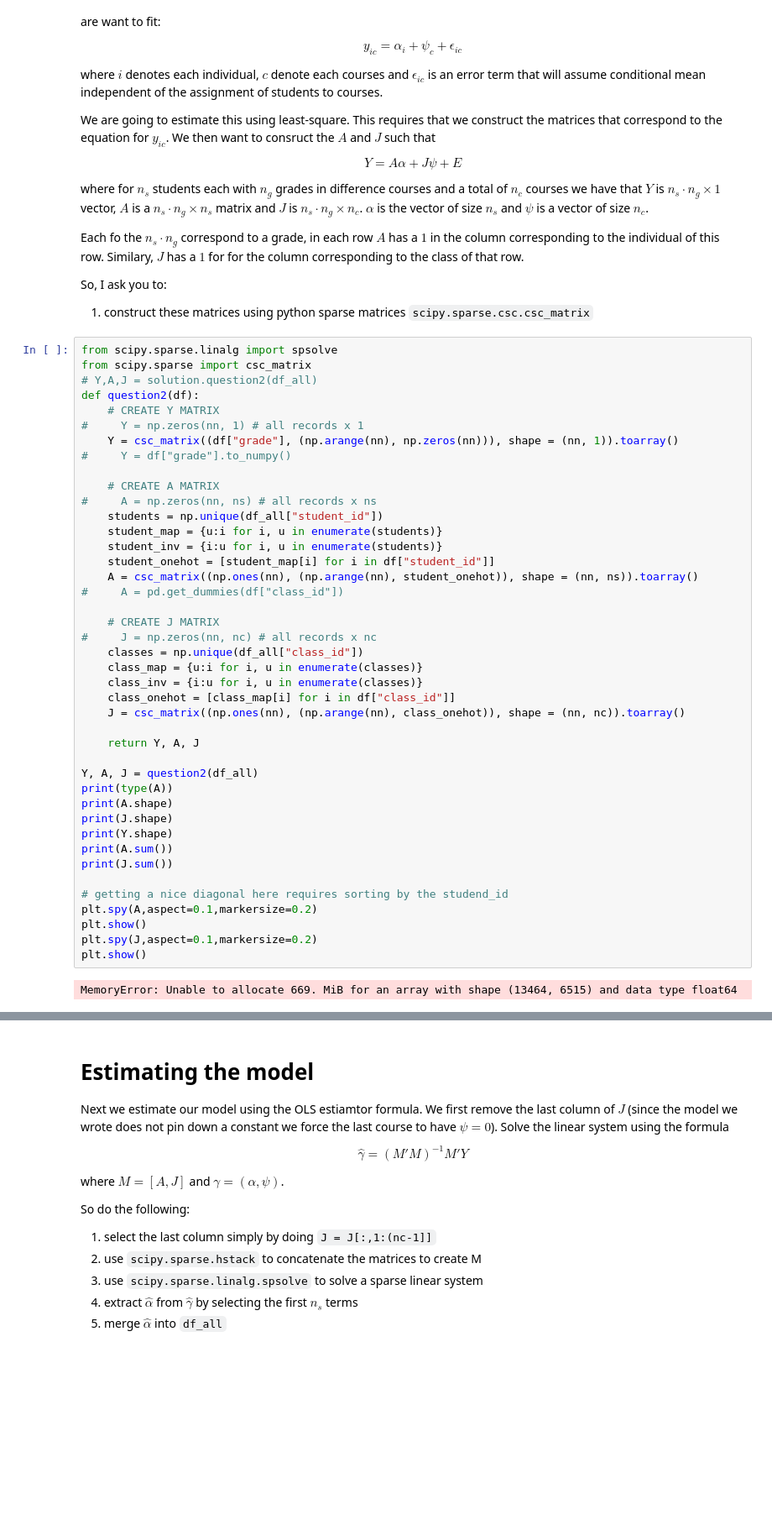
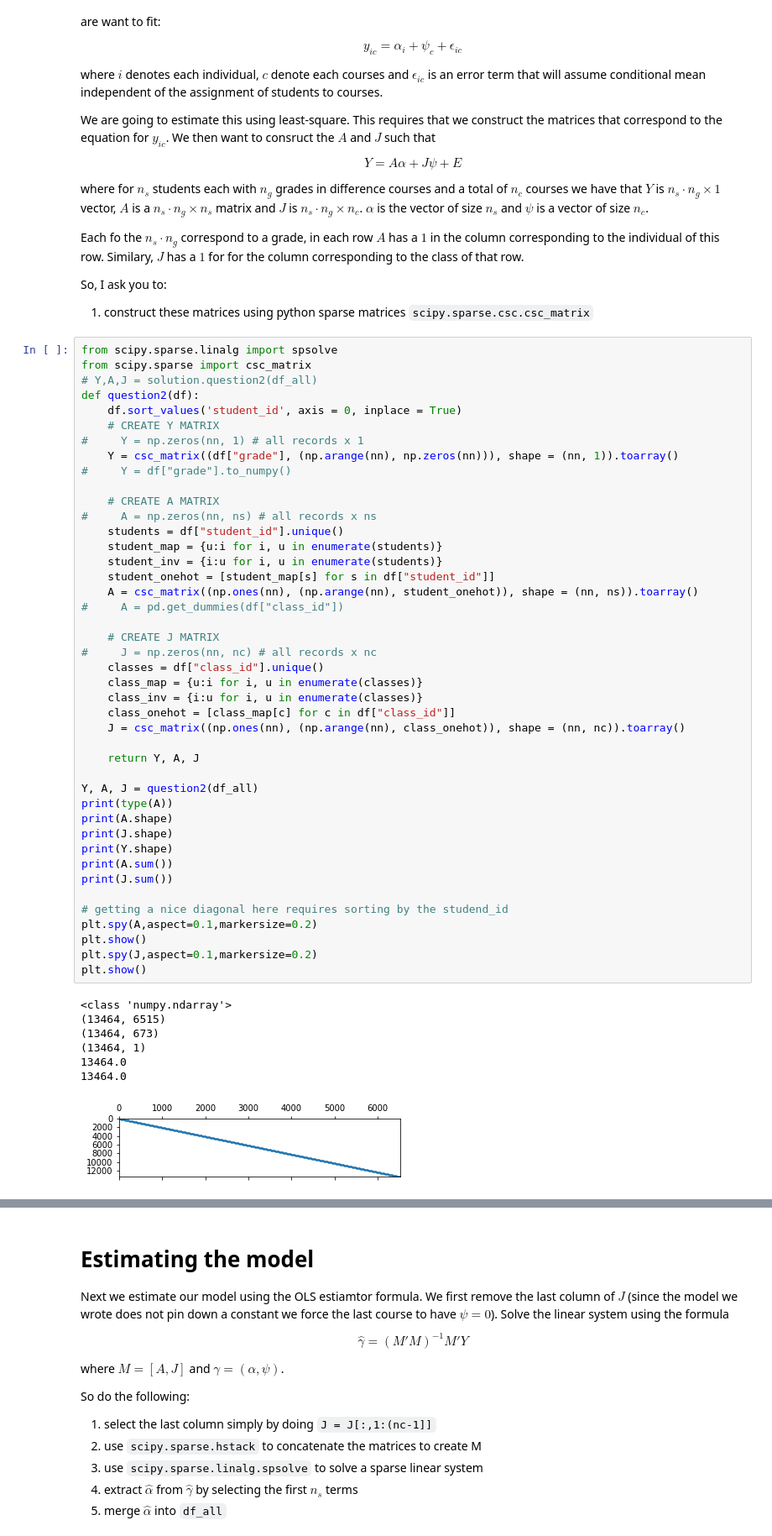
Before and after one commit to vma101/big_data_tools, a Jupyter notebook: hw4_twfe.ipynb, the cells around one changed output, grey strips where cells are left out. Shown: that part at 84% size. Drawn from its saved outputs; the diff is of its cells as text; blank space fills up the shorter version.

```diff
--- a/hw4_twfe.ipynb
+++ b/hw4_twfe.ipynb
@@ -107,6 +109,7 @@ from scipy.sparse.linalg import spsolve
 from scipy.sparse import csc_matrix
 # Y,A,J = solution.question2(df_all)
 def question2(df):
+    df.sort_values('student_id', axis = 0, inplace = True)
     # CREATE Y MATRIX
 #     Y = np.zeros(nn, 1) # all records x 1
     Y = csc_matrix((df["grade"], (np.arange(nn), np.zeros(nn))), shape = (nn, 1)).toarray()
@@ -114,35 +117,41 @@ def question2(df):
 
     # CREATE A MATRIX
 #     A = np.zeros(nn, ns) # all records x ns
-    students = np.unique(df_all["student_id"])
+    students = df["student_id"].unique()
     student_map = {u:i for i, u in enumerate(students)}
     student_inv = {i:u for i, u in enumerate(students)}
-    student_onehot = [student_map[i] for i in df["student_id"]]
+    student_onehot = [student_map[s] for s in df["student_id"]]
     A = csc_matrix((np.ones(nn), (np.arange(nn), student_onehot)), shape = (nn, ns)).toarray()
 #     A = pd.get_dummies(df["class_id"])
 
     # CREATE J MATRIX
 #     J = np.zeros(nn, nc) # all records x nc
-    classes = np.unique(df_all["class_id"])
+    classes = df["class_id"].unique()
     class_map = {u:i for i, u in enumerate(classes)}
     class_inv = {i:u for i, u in enumerate(classes)}
-    class_onehot = [class_map[i] for i in df["class_id"]]
+    class_onehot = [class_map[c] for c in df["class_id"]]
     J = csc_matrix((np.ones(nn), (np.arange(nn), class_onehot)), shape = (nn, nc)).toarray()
 
     return Y, A, J
 
 Y, A, J = question2(df_all)
 print(type(A))
 print(A.shape)
 print(J.shape)
 print(Y.shape)
 print(A.sum())
 print(J.sum())
 
 # getting a nice diagonal here requires sorting by the studend_id
 plt.spy(A,aspect=0.1,markersize=0.2)
 plt.show()
 plt.spy(J,aspect=0.1,markersize=0.2)
 plt.show()
 # %% [output]
-MemoryError: Unable to allocate 669. MiB for an array with shape (13464, 6515) and data type float64
+<class 'numpy.ndarray'>
+(13464, 6515)
+(13464, 673)
+(13464, 1)
+13464.0
+13464.0
+[figure, added]
```
Also changed, not shown: parts of 4 cells of this notebook.
